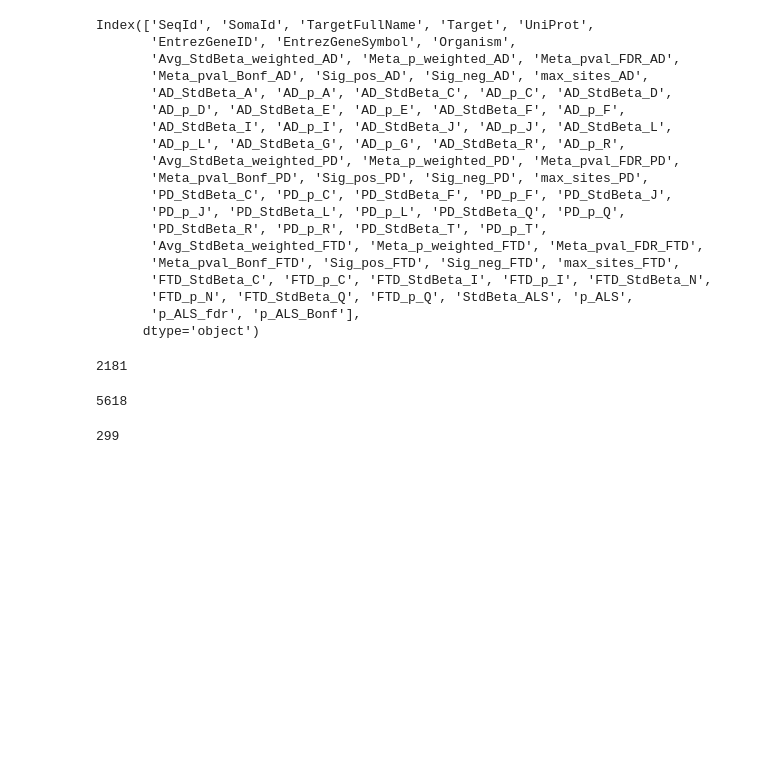
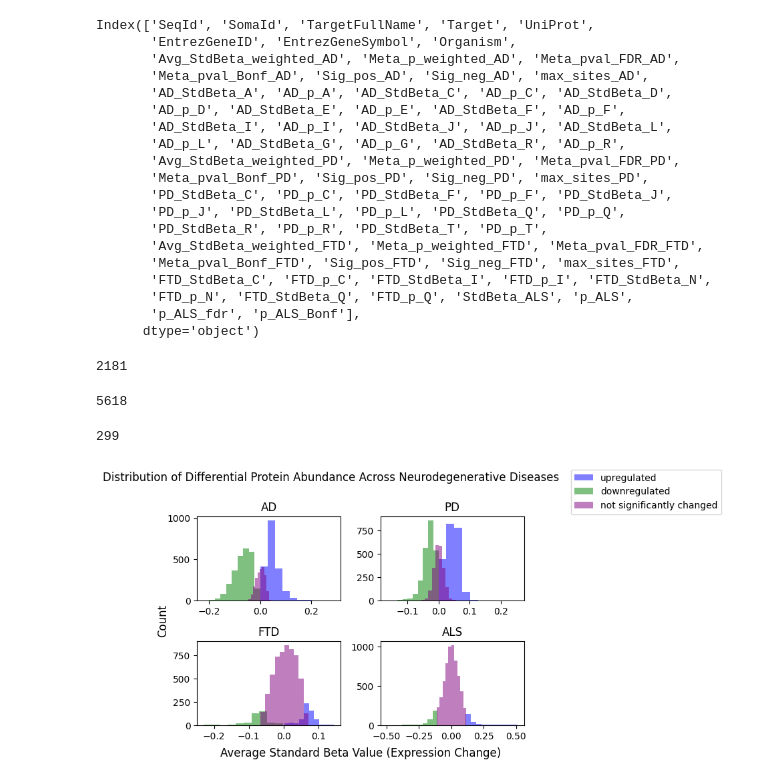
Before and after one commit to qyxhust/Chem277-Team4-Project, a Jupyter notebook: eda.ipynb, the cells around one changed output. Saved outputs shown, nothing was run; the diff lists cells and outputs as text; code cells hidden in the pictures; blank space fills up the shorter version.

Commit message:
Added final plots

```diff
--- a/eda.ipynb
+++ b/eda.ipynb
@@ -218,3 +218,41 @@ unchanged_ALS = data_no_duplicates[(data_no_duplicates["StdBeta_ALS"] == 0) | (d
 print(len(downregulated_ALS))
 # %% [output]
 299
+# %%
+# final figures
+
+# histograms
+fig, axs = plt.subplots(2, 2)
+axs = axs.ravel()
+axs[0].hist(upregulated["Avg_StdBeta_weighted_AD"], label = "upregulated", color='blue', alpha=0.5)
+axs[0].hist(downregulated["Avg_StdBeta_weighted_AD"], label = "downregulated", color='green', alpha=0.5)
+axs[0].hist(unchanged["Avg_StdBeta_weighted_AD"], label="not significantly changed", color='purple', alpha=0.5)
+axs[0].set_title("AD", fontsize=12)
+
+axs[1].hist(upregulated_PD["Avg_StdBeta_weighted_PD"], color='blue', alpha=0.5)
+axs[1].hist(downregulated_PD["Avg_StdBeta_weighted_PD"], color='green', alpha=0.5)
+axs[1].hist(unchanged_PD["Avg_StdBeta_weighted_PD"], color='purple', alpha=0.5)
+axs[1].set_title("PD", fontsize=12)
+
+axs[2].hist(upregulated_FTD["Avg_StdBeta_weighted_FTD"], color='blue', alpha=0.5)
+axs[2].hist(downregulated_FTD["Avg_StdBeta_weighted_FTD"], color='green', alpha=0.5)
+axs[2].hist(unchanged_FTD["Avg_StdBeta_weighted_FTD"], color='purple', alpha=0.5)
+axs[2].set_title("FTD", fontsize=12)
+
+axs[3].hist(upregulated_ALS["StdBeta_ALS"], color='blue', alpha=0.5)
+axs[3].hist(downregulated_ALS["StdBeta_ALS"], color='green', alpha=0.5)
+axs[3].hist(unchanged_ALS["StdBeta_ALS"], color='purple', alpha=0.5)
+axs[3].set_title("ALS", fontsize=12)
+
+fig.add_subplot(111, frameon=False)
+plt.tick_params(labelcolor='none', which='both', top=False, bottom=False, left=False, right=False)
+
+plt.xlabel("Average Standard Beta Value (Expression Change)", fontsize=12)
+plt.ylabel("Count", fontsize=12)
+plt.suptitle("Distribution of Differential Protein Abundance Across Neurodegenerative Diseases", fontsize=12)
+plt.tick_params(axis='x', labelsize=12)
+plt.tick_params(axis='y', labelsize=12)
+fig.legend(loc='upper left', bbox_to_anchor=(1.05, 01.0))
+fig.tight_layout()
+# %% [output]
+[figure, added]
```
Also changed, not shown: parts of 4 cells of this notebook.
